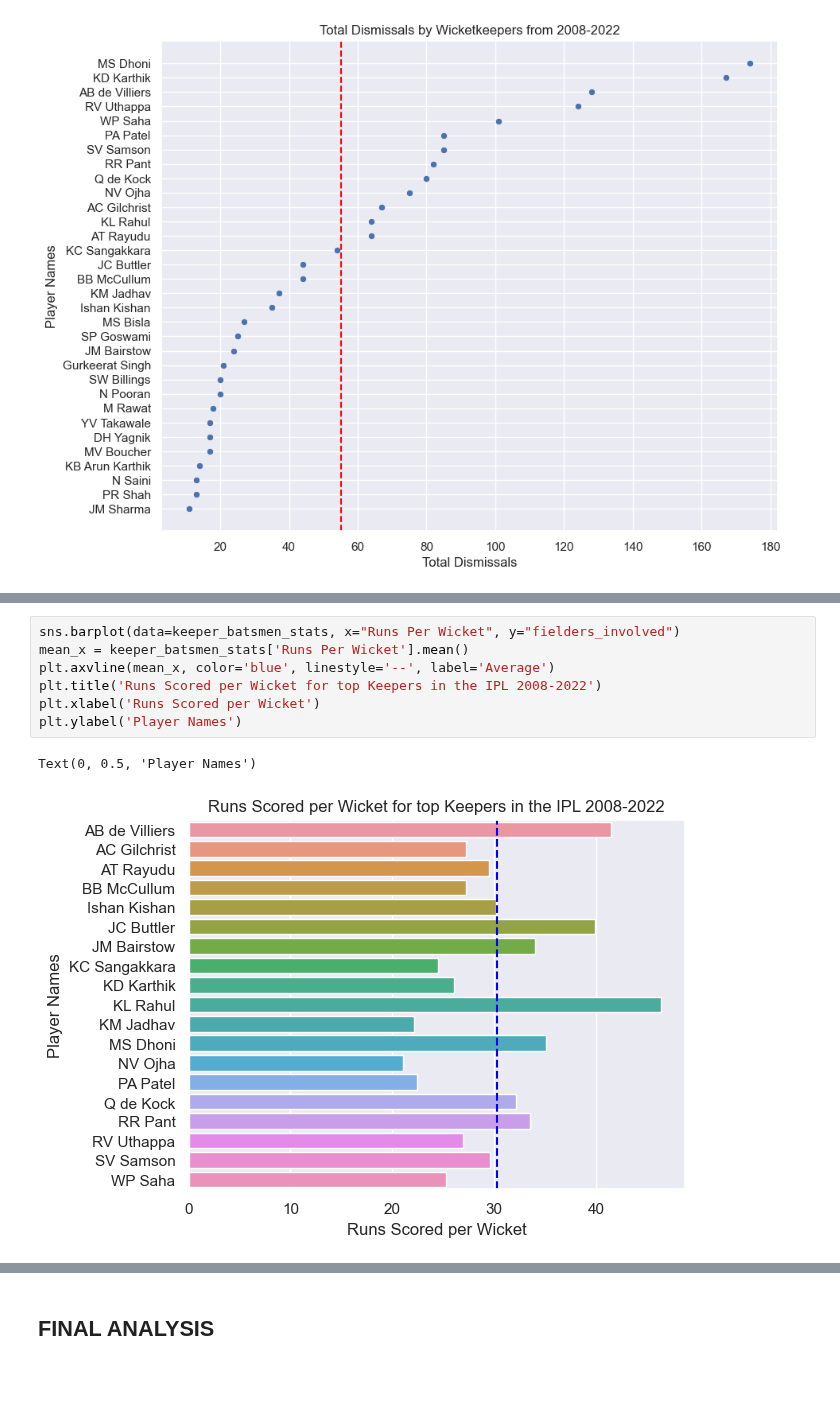
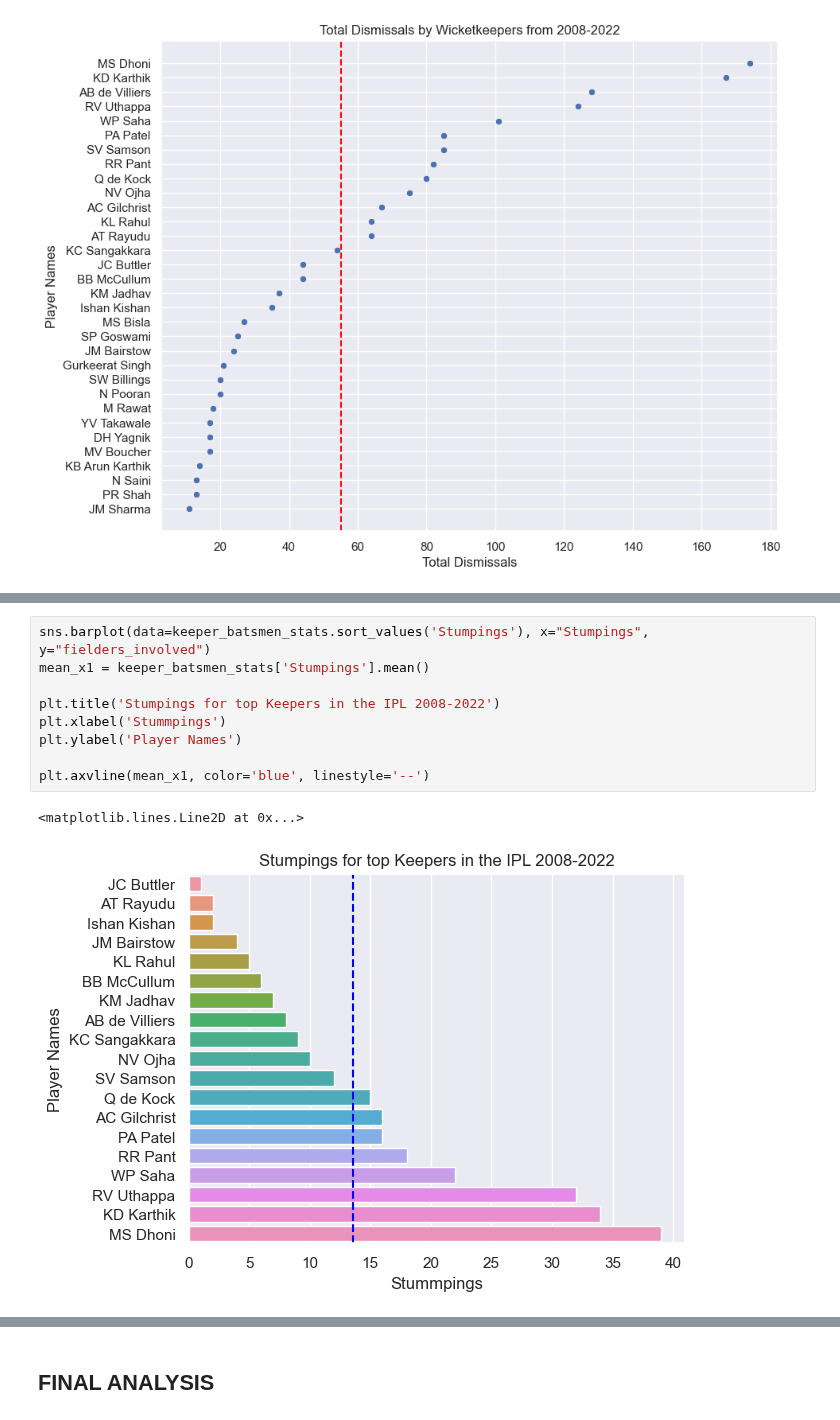
Before and after one commit to ubco-W2022T2-data301/project-group-group60, a Jupyter notebook: analysis/analysis3.ipynb, the cells around one changed output, grey strips where cells are left out. Cells and saved outputs as stored; diff of their text form; blank space fills up the shorter version.

```diff
--- a/analysis/analysis3.ipynb
+++ b/analysis/analysis3.ipynb
@@ -126,10 +154,12 @@ keeper_batsmen_stats.sort_values(by="Runs Per Wicket", ascending = False).head(1
 # %%
-sns.barplot(data=keeper_batsmen_stats, x="Runs Per Wicket", y="fielders_involved")
-mean_x = keeper_batsmen_stats['Runs Per Wicket'].mean()
-plt.axvline(mean_x, color='blue', linestyle='--', label='Average')
-plt.title('Runs Scored per Wicket for top Keepers in the IPL 2008-2022')
-plt.xlabel('Runs Scored per Wicket')
+sns.barplot(data=keeper_batsmen_stats.sort_values('Stumpings'), x="Stumpings", y="fielders_involved")
+mean_x1 = keeper_batsmen_stats['Stumpings'].mean()
+
+plt.title('Stumpings for top Keepers in the IPL 2008-2022')
+plt.xlabel('Stummpings')
 plt.ylabel('Player Names')
+
+plt.axvline(mean_x1, color='blue', linestyle='--')
 # %% [output]
-Text(0, 0.5, 'Player Names')
+<matplotlib.lines.Line2D at 0x...>
-[figure, old version]
+[figure, new version]
```
Also changed, not shown: parts of 29 cells of this notebook, 1 other file.
